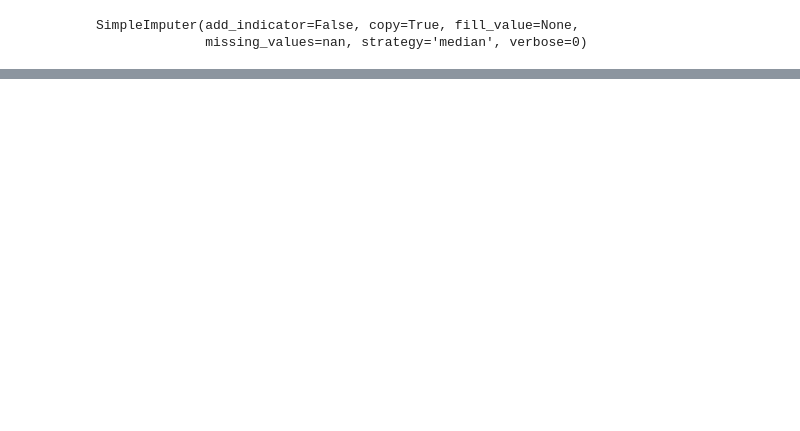
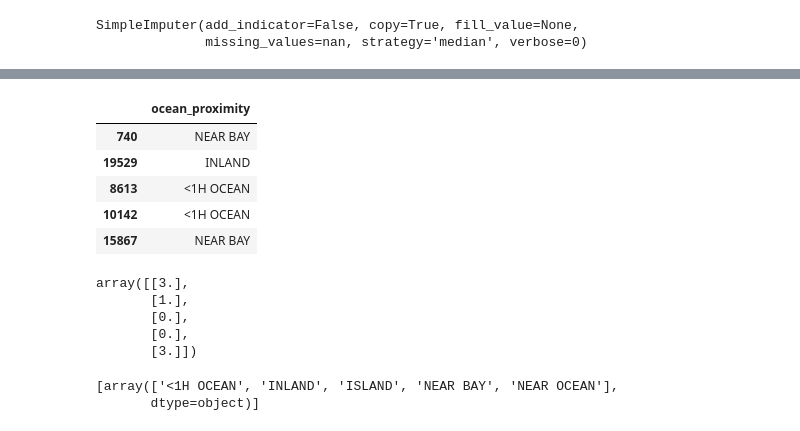
Before and after one commit to maron2ee/Machine-Learning, a Jupyter notebook: ml01.ipynb, the cells around one changed output, grey strips where cells are left out. Cells and saved outputs as stored; diff of their text form; code cells hidden in the pictures; blank space fills up the shorter version.

```diff
--- a/ml01.ipynb
+++ b/ml01.ipynb
@@ -335,0 +444,11 @@ array([-118.49   ,   34.26   ,   29.     , 2122.5    ,  434.     ,
+# %%
+# 훈련 셋(housing)에서 문자열 타입의 칼럽들만 선택
+housing_category = housing[['ocean_proximity']]
+housing_category.head()
+# %% [output]
+|  | ocean_proximity |
+| 740 | NEAR BAY |
+| 19529 | INLAND |
+| 8613 | <1H OCEAN |
+| 10142 | <1H OCEAN |
+| 15867 | NEAR BAY |
@@ -335,0 +460,16 @@ array([-118.49   ,   34.26   ,   29.     , 2122.5    ,  434.     ,
+# %%
+# 훈련 셋의 데이터를 변환 (변환하기 위해서 필요한 카테고리 찾음 -> 변환)
+housing_category_encoded = ord_enc.fit_transform(X=housing_category)
+housing_category_encoded[:5]
+# %% [output]
+array([[3.],
+       [1.],
+       [0.],
+       [0.],
+       [3.]])
+# %%
+# 카테고리는 fitting 이 끝나야 찾아짐 ('_' 붙어있는 변수들은 fitting 이 끝난 변수들)
+ord_enc.categories_
+# %% [output]
+[array(['<1H OCEAN', 'INLAND', 'ISLAND', 'NEAR BAY', 'NEAR OCEAN'],
+       dtype=object)]
```
Also changed, not shown: parts of 74 cells of this notebook.
